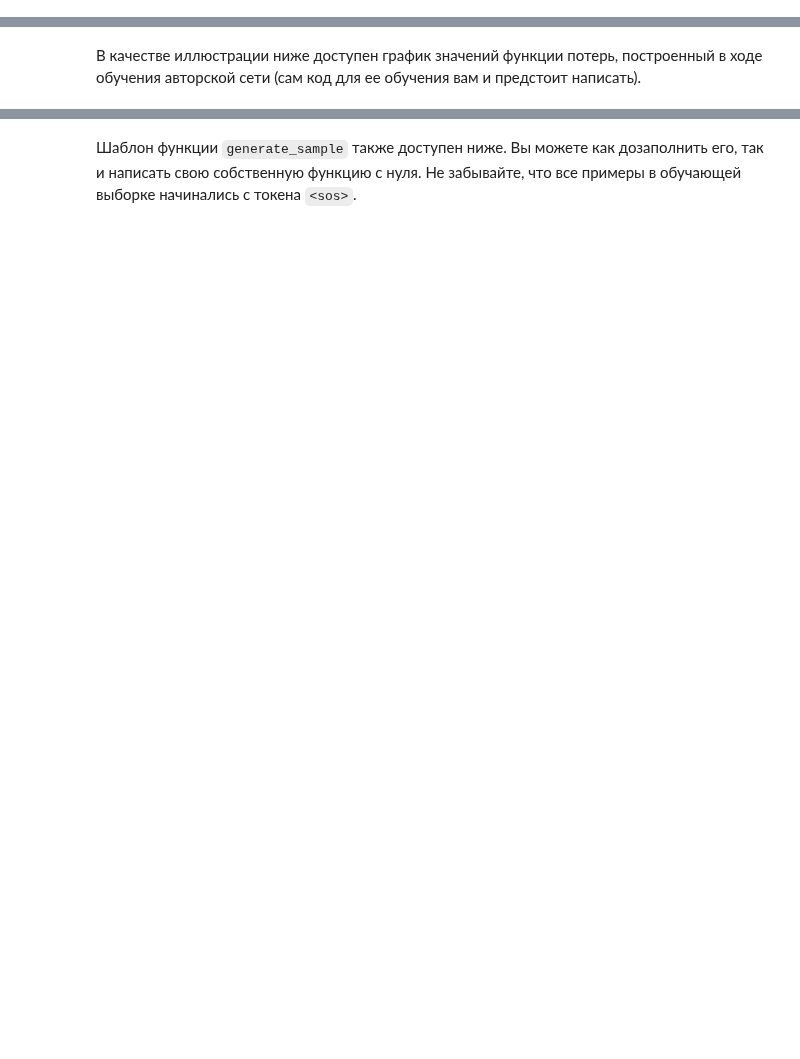
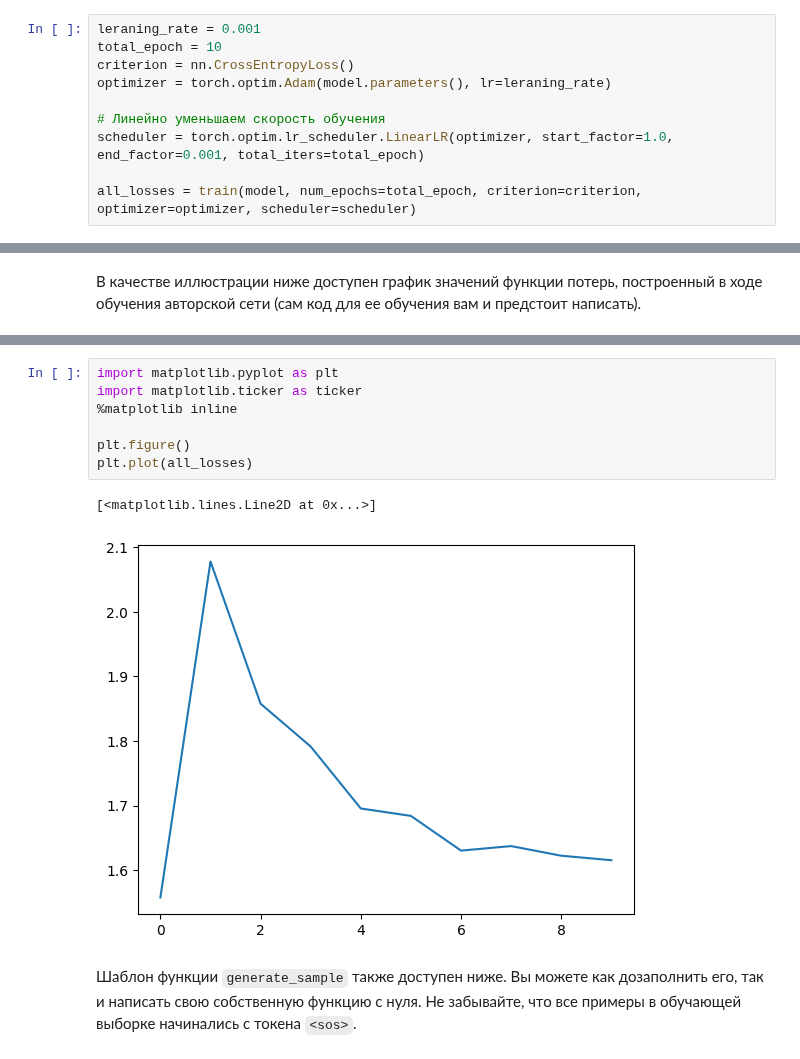
Before and after one commit to artyomboyko/Yandex-ML_2.0-Training, a Jupyter notebook: Practice/Homework_2/hw02_language_modeling.ipynb, the cells around one changed output, grey strips where cells are left out. Saved outputs shown, nothing was run; the diff lists cells and outputs as text; blank space fills up the shorter version.

```diff
--- a/Practice/Homework_2/hw02_language_modeling.ipynb
+++ b/Practice/Homework_2/hw02_language_modeling.ipynb
@@ -132,0 +225,10 @@ array([[83,  0, 58, ..., 54,  0, 58],
+# %%
+leraning_rate = 0.001
+total_epoch = 10
+criterion = nn.CrossEntropyLoss()
+optimizer = torch.optim.Adam(model.parameters(), lr=leraning_rate)
+
+# Линейно уменьшаем скорость обучения
+scheduler = torch.optim.lr_scheduler.LinearLR(optimizer, start_factor=1.0, end_factor=0.001, total_iters=total_epoch)
+
+all_losses = train(model, num_epochs=total_epoch, criterion=criterion, optimizer=optimizer, scheduler=scheduler)
@@ -138,3 +248,13 @@ array([[83,  0, 58, ..., 54,  0, 58],
+# %%
+import matplotlib.pyplot as plt
+import matplotlib.ticker as ticker
+%matplotlib inline
+
+plt.figure()
+plt.plot(all_losses)
+# %% [output]
+[<matplotlib.lines.Line2D at 0x...>]
+[figure, added]
 # %% [markdown]
 Шаблон функции `generate_sample` также доступен ниже. Вы можете как дозаполнить его, так и написать свою собственную функцию с нуля. Не забывайте, что все примеры в обучающей выборке начинались с токена `<sos>`.
 # %%
```
Also changed, not shown: parts of 12 cells of this notebook, 5 other files.
